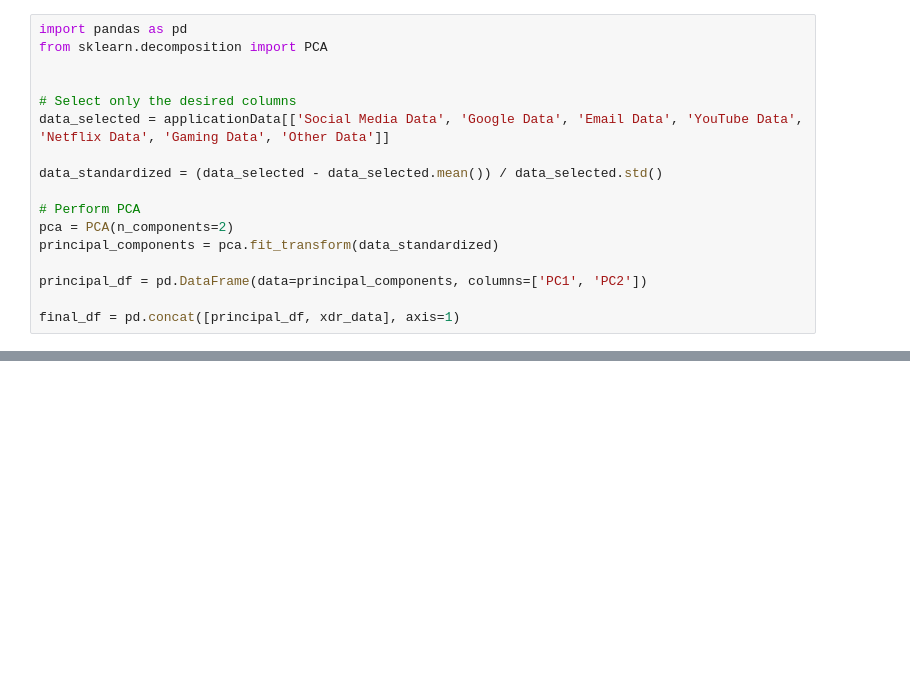
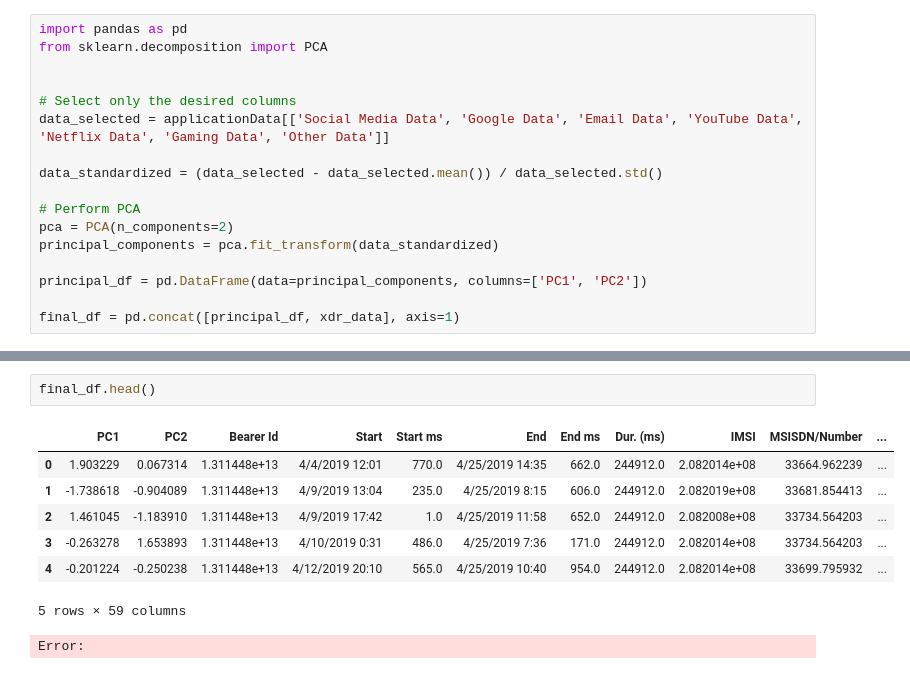
Before and after one commit to Ofgeha-Gelana/telco-profitability-study, a Jupyter notebook: notebooks/user_overview Analysis.ipynb, the cells around one changed output, grey strips where cells are left out. Cells and saved outputs as stored; diff of their text form; blank space fills up the shorter version.

```diff
--- a/notebooks/user_overview Analysis.ipynb
+++ b/notebooks/user_overview Analysis.ipynb
@@ -168,0 +183,11 @@ final_df = pd.concat([principal_df, xdr_data], axis=1)
+# %%
+final_df.head()
+# %% [output]
+|  | PC1 | PC2 | Bearer Id | Start | Start ms | End | End ms | Dur. (ms) | IMSI | MSISDN/Number | ... |
+| 0 | 1.903229 | 0.067314 | 1.311448e+13 | 4/4/2019 12:01 | 770.0 | 4/25/2019 14:35 | 662.0 | 244912.0 | 2.082014e+08 | 33664.962239 | ... |
+| 1 | -1.738618 | -0.904089 | 1.311448e+13 | 4/9/2019 13:04 | 235.0 | 4/25/2019 8:15 | 606.0 | 244912.0 | 2.082019e+08 | 33681.854413 | ... |
+| 2 | 1.461045 | -1.183910 | 1.311448e+13 | 4/9/2019 17:42 | 1.0 | 4/25/2019 11:58 | 652.0 | 244912.0 | 2.082008e+08 | 33734.564203 | ... |
+| 3 | -0.263278 | 1.653893 | 1.311448e+13 | 4/10/2019 0:31 | 486.0 | 4/25/2019 7:36 | 171.0 | 244912.0 | 2.082014e+08 | 33734.564203 | ... |
+| 4 | -0.201224 | -0.250238 | 1.311448e+13 | 4/12/2019 20:10 | 565.0 | 4/25/2019 10:40 | 954.0 | 244912.0 | 2.082014e+08 | 33699.795932 | ... |
+5 rows × 59 columns
+Error:
```
Also changed, not shown: parts of 1 cell of this notebook, 2 other files.
